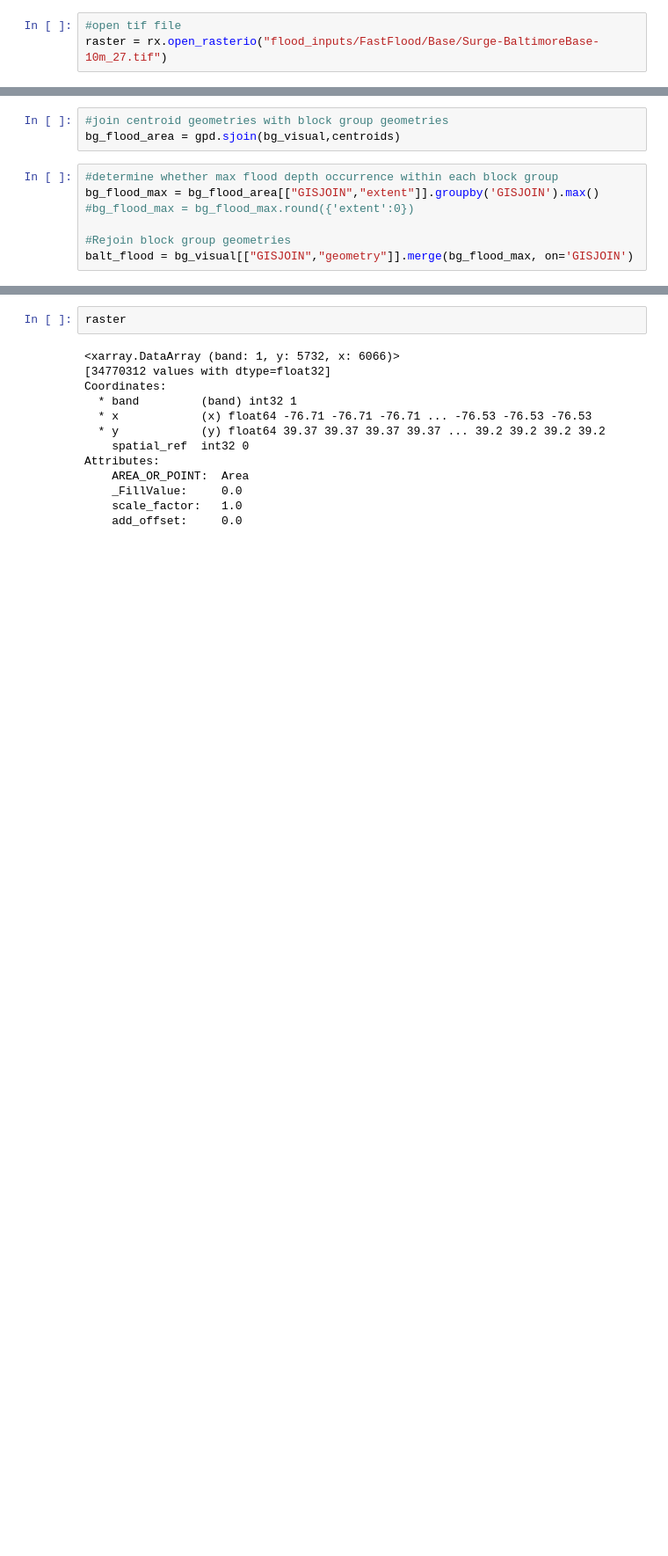
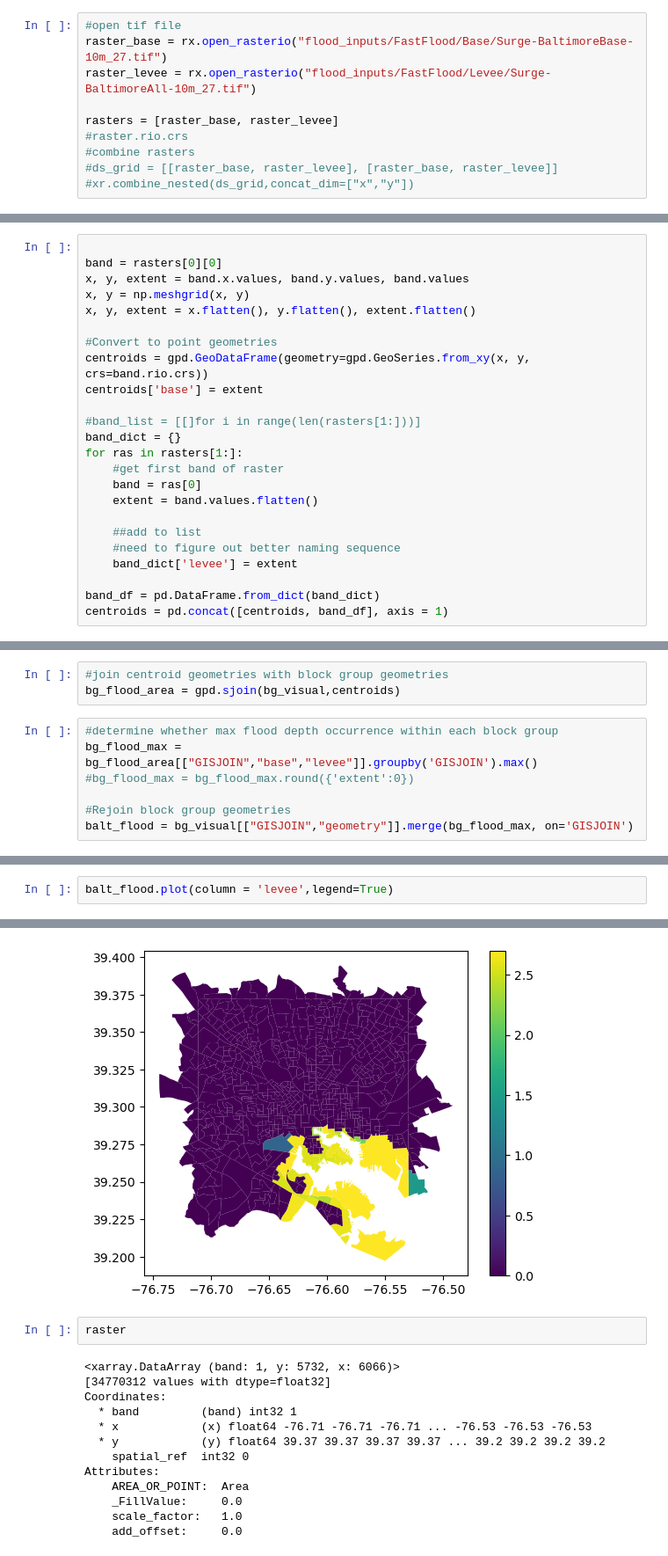
Before and after one commit to parinbhaduri/baltimore-data, a Jupyter notebook: flood_processing.ipynb, the cells around one changed output, grey strips where cells are left out. Shown at 88% size. Cells and saved outputs as stored; diff of their text form; blank space fills up the shorter version.

```diff
--- a/flood_processing.ipynb
+++ b/flood_processing.ipynb
@@ -22,4 +23,11 @@ balt_bg.plot()
 [figure]
 # %%
 #open tif file
-raster = rx.open_rasterio("flood_inputs/FastFlood/Base/Surge-BaltimoreBase-10m_27.tif")
+raster_base = rx.open_rasterio("flood_inputs/FastFlood/Base/Surge-BaltimoreBase-10m_27.tif")
+raster_levee = rx.open_rasterio("flood_inputs/FastFlood/Levee/Surge-BaltimoreAll-10m_27.tif")
+
+rasters = [raster_base, raster_levee]
+#raster.rio.crs
+#combine rasters
+#ds_grid = [[raster_base, raster_levee], [raster_base, raster_levee]]
+#xr.combine_nested(ds_grid,concat_dim=["x","y"])
@@ -48,0 +42,24 @@ centroids['extent'] = extent
+# %%
+
+band = rasters[0][0]
+x, y, extent = band.x.values, band.y.values, band.values
+x, y = np.meshgrid(x, y)
+x, y, extent = x.flatten(), y.flatten(), extent.flatten()
+
+#Convert to point geometries
+centroids = gpd.GeoDataFrame(geometry=gpd.GeoSeries.from_xy(x, y, crs=band.rio.crs))
+centroids['base'] = extent
+
+#band_list = [[]for i in range(len(rasters[1:]))]
+band_dict = {}
+for ras in rasters[1:]:
+    #get first band of raster
+    band = ras[0]
+    extent = band.values.flatten()
+
+    ##add to list
+    #need to figure out better naming sequence
+    band_dict['levee'] = extent
+
+band_df = pd.DataFrame.from_dict(band_dict)
+centroids = pd.concat([centroids, band_df], axis = 1)
@@ -51,7 +84,7 @@ centroids['extent'] = extent
 bg_flood_area = gpd.sjoin(bg_visual,centroids)
 # %%
 #determine whether max flood depth occurrence within each block group
-bg_flood_max = bg_flood_area[["GISJOIN","extent"]].groupby('GISJOIN').max()
+bg_flood_max = bg_flood_area[["GISJOIN","base","levee"]].groupby('GISJOIN').max()
 #bg_flood_max = bg_flood_max.round({'extent':0})
 
 #Rejoin block group geometries
@@ -79,0 +97,3 @@ balt_flood
+# %%
+balt_flood.plot(column = 'levee',legend=True)
+# %% [output]
@@ -80,3 +101,4 @@ balt_flood
+[figure, added]
 # %%
 raster
 # %% [output]
```
Also changed, not shown: parts of 9 cells of this notebook, 4 other files.
